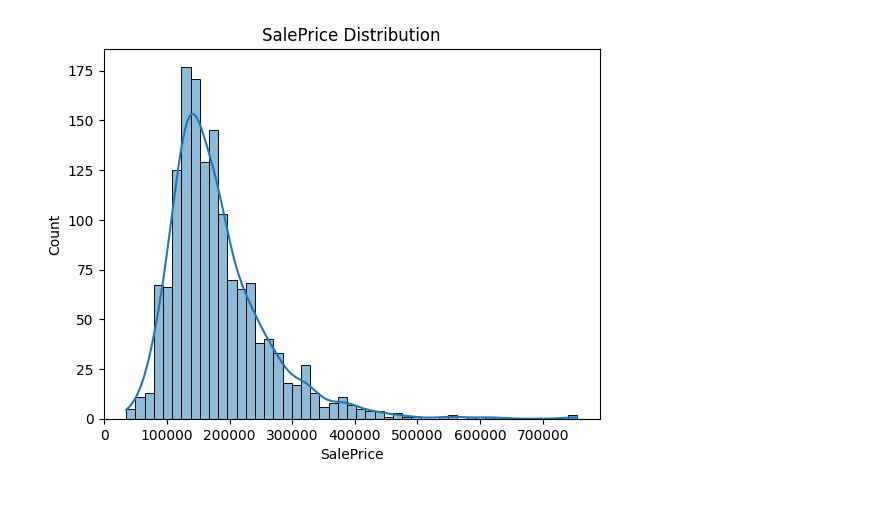
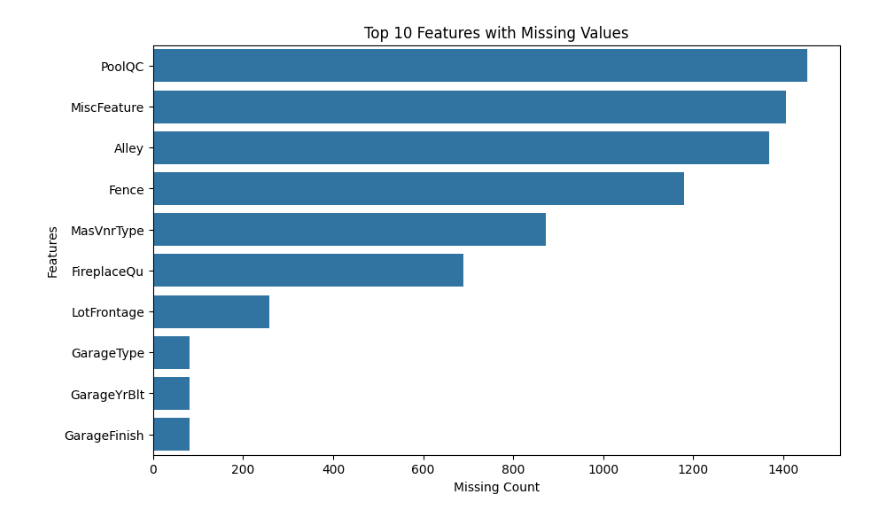
Before and after one commit to umaralam9002/House-Price-Prediction-Advance-Regression-Techniques, a Jupyter notebook: notebook.ipynb, the cells around one changed output. Drawn from its saved outputs; the diff is of its cells as text; code cells hidden in the pictures.

Commit message:
Reduce the RMSE and apply data Analysis
Reduce the RMSE and apply data Analysis

```diff
--- a/notebook.ipynb
+++ b/notebook.ipynb
@@ -1,41 +1,81 @@
 # %%
-# ==============================
-# 1. IMPORT LIBRARIES
-# ==============================
 import pandas as pd
-import numpy as np
 import matplotlib.pyplot as plt
 import seaborn as sns
 
-# ==============================
-# 2. LOAD DATA
-# ==============================
+from sklearn.model_selection import train_test_split
+from sklearn.linear_model import Ridge
+
 train = pd.read_csv("train.csv")
-print("Shape:", train.shape)
 
-# ==============================
-# 3. BASIC INFO
-# ==============================
-print(train.info())
-print(train.describe())
+missing = train.isnull().sum()
+missing = missing[missing > 0].sort_values(ascending=False)
 
-# ==============================
-# 4. TARGET VARIABLE
-# ==============================
-sns.histplot(train["SalePrice"], kde=True)
-plt.title("SalePrice Distribution")
+plt.figure(figsize=(10,6))
+sns.barplot(x=missing.values[:10], y=missing.index[:10])
+plt.title("Top 10 Features with Missing Values")
+plt.xlabel("Missing Count")
+plt.ylabel("Features")
 plt.show()
 
-# ==============================
-# 5. MISSING VALUES CHECK
-# ==============================
-missing = train.isnull().sum().sort_values(ascending=False)
-print(missing.head(10))
 
-# ==============================
-# 6. CORRELATION
-# ==============================
 corr = train.corr(numeric_only=True)
-top_corr = corr["SalePrice"].sort_values(ascending=False)
-print(top_corr.head(10))
+
+top_corr = corr["SalePrice"].sort_values(ascending=False)[1:11]
+
+plt.figure(figsize=(10,6))
+sns.barplot(x=top_corr.values, y=top_corr.index)
+plt.title("Top Features Affecting House Price")
+plt.xlabel("Correlation with SalePrice")
+plt.ylabel("Features")
+plt.show()
+
+
+
+top_features = corr["SalePrice"].abs().sort_values(ascending=False).head(10).index
+
+plt.figure(figsize=(10,8))
+sns.heatmap(
+    train[top_features].corr(),
+    annot=True,
+    cmap="coolwarm",
+    fmt=".2f"
+)
+plt.title("Correlation Heatmap of Important Features")
+plt.show()
+
+
+X = train.drop("SalePrice", axis=1)
+y = train["SalePrice"]
+
+
+X = X.select_dtypes(include=['int64', 'float64'])
+
+
+X = X.fillna(X.median())
+
+
+X_train, X_test, y_train, y_test = train_test_split(
+    X, y, test_size=0.2, random_state=42
+)
+
+
+model = Ridge(alpha=1.0)
+model.fit(X_train, y_train)
+
+y_pred = model.predict(X_test)
+
+plt.figure(figsize=(8,6))
+sns.scatterplot(x=y_test, y=y_pred)
+
+plt.plot(
+    [y_test.min(), y_test.max()],
+    [y_test.min(), y_test.max()],
+    'r--'
+)
+
+plt.xlabel("Actual Sale Price")
+plt.ylabel("Predicted Sale Price")
+plt.title("Actual vs Predicted House Prices")
+plt.show()
 # %% [output]
@@ -59 +82 @@ max     738.000000  15500.000000    12.000000  2010.000000  755000.000000
-[figure, old version]
+[figure, new version]
```
Also changed, not shown: parts of 2 cells of this notebook, 9 other files.
